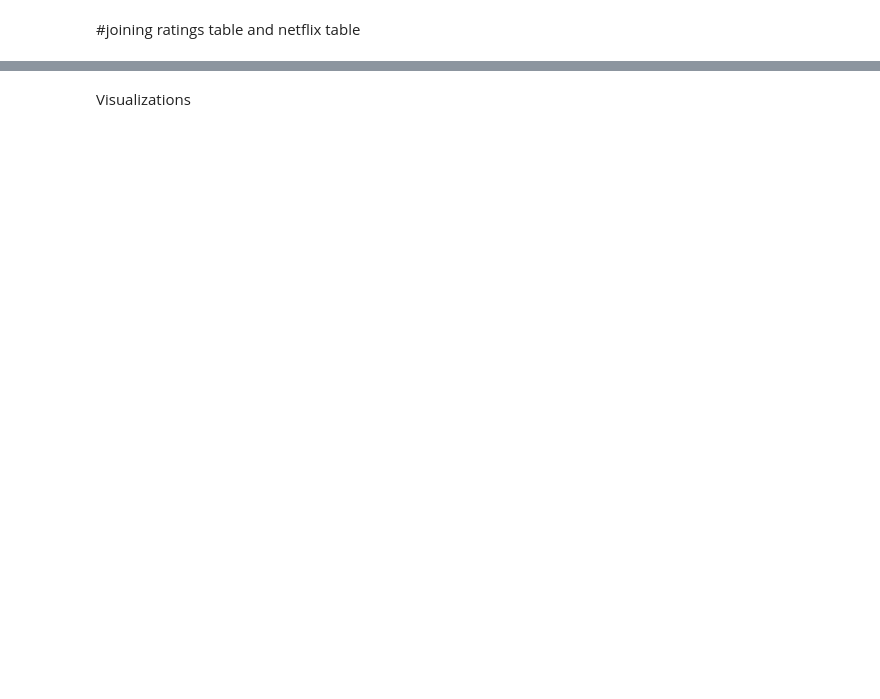
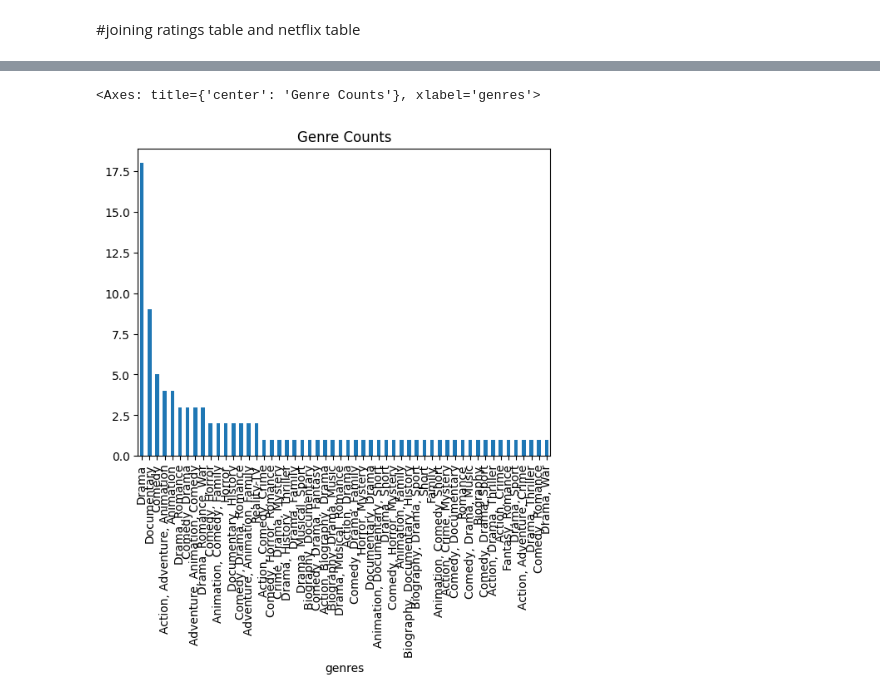
Before and after one commit to CindyWedd/DA1-Capstone, a Jupyter notebook: Netflix_capstone.ipynb.ipynb, the cells around one changed output, grey strips where cells are left out. Cells and saved outputs as stored; diff of their text form; code cells hidden in the pictures; blank space fills up the shorter version.

```diff
--- a/Netflix_capstone.ipynb.ipynb
+++ b/Netflix_capstone.ipynb.ipynb
@@ -583,2 +566,0 @@ duration))
-# %% [markdown]
-Visualizations
@@ -632,0 +567,8 @@ plt.show()
+# %%
+df['genres'].value_counts().plot(
+    kind='bar',
+    title='Genre Counts'
+)
+# %% [output]
+<Axes: title={'center': 'Genre Counts'}, xlabel='genres'>
+[figure, added]
```
Also changed, not shown: parts of 13 cells of this notebook, 1 other file.
